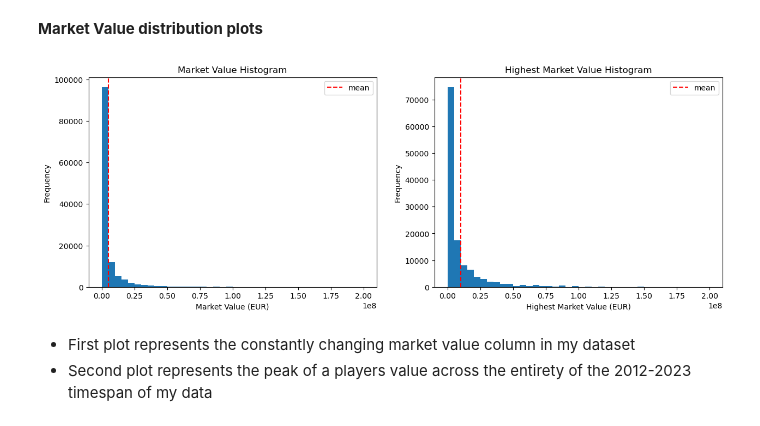
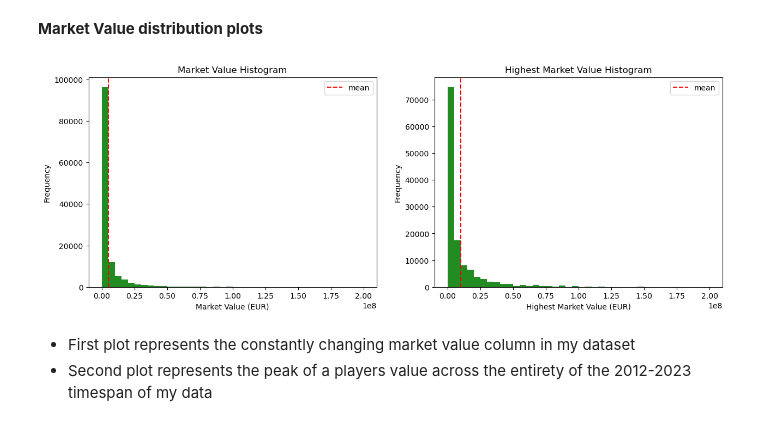
Before and after one commit to MohamedFarah12/The-Potential-Of-Football-Transfer-Valuations---Capstone-Project, a Jupyter notebook: notebooks/02-Exploratory Data Analysis.ipynb, the cells around one changed output. Cells and saved outputs as stored; diff of their text form; code cells hidden in the pictures.

```diff
--- a/notebooks/02-Exploratory Data Analysis.ipynb
+++ b/notebooks/02-Exploratory Data Analysis.ipynb
@@ -40,29 +30,29 @@ This is the graph that represents the total number of datapoints in my dataset.
 # %%
 
 # make a subplot frame
 plt.subplots(1,2, figsize=(15, 5))
 
 #Market value
 plt.subplot(1, 2, 1)
-plt.hist(fdf3["market_value"], bins=40)
+plt.hist(fdf3["market_value"], bins=40,color="forestgreen")
 plt.axvline(fdf3["market_value"].mean(), color="red", linestyle="--", label="mean")
 plt.xlabel("Market Value (EUR)")
 plt.ylabel("Frequency")
 plt.title("Market Value Histogram")
 plt.legend()
 
 #Highest market value
 plt.subplot(1, 2, 2)
-plt.hist(fdf3["highest_ever_market_value"], bins=40)
+plt.hist(fdf3["highest_ever_market_value"], bins=40,color="forestgreen")
 plt.axvline(fdf3["highest_ever_market_value"].mean(), color="red", linestyle="--", label="mean")
 plt.xlabel("Highest Market Value (EUR)")
 plt.ylabel("Frequency")
 plt.title("Highest Market Value Histogram")
 plt.legend()
 
 plt.show()
 # %% [output]
-[figure, old version]
+[figure, new version]
 # %% [markdown]
 * First plot represents the constantly changing market value column in my dataset
 * Second plot represents the peak of a players value across the entirety of the 2012-2023 timespan of my data
```
Also changed, not shown: parts of 8 cells of this notebook, 3 other files.
